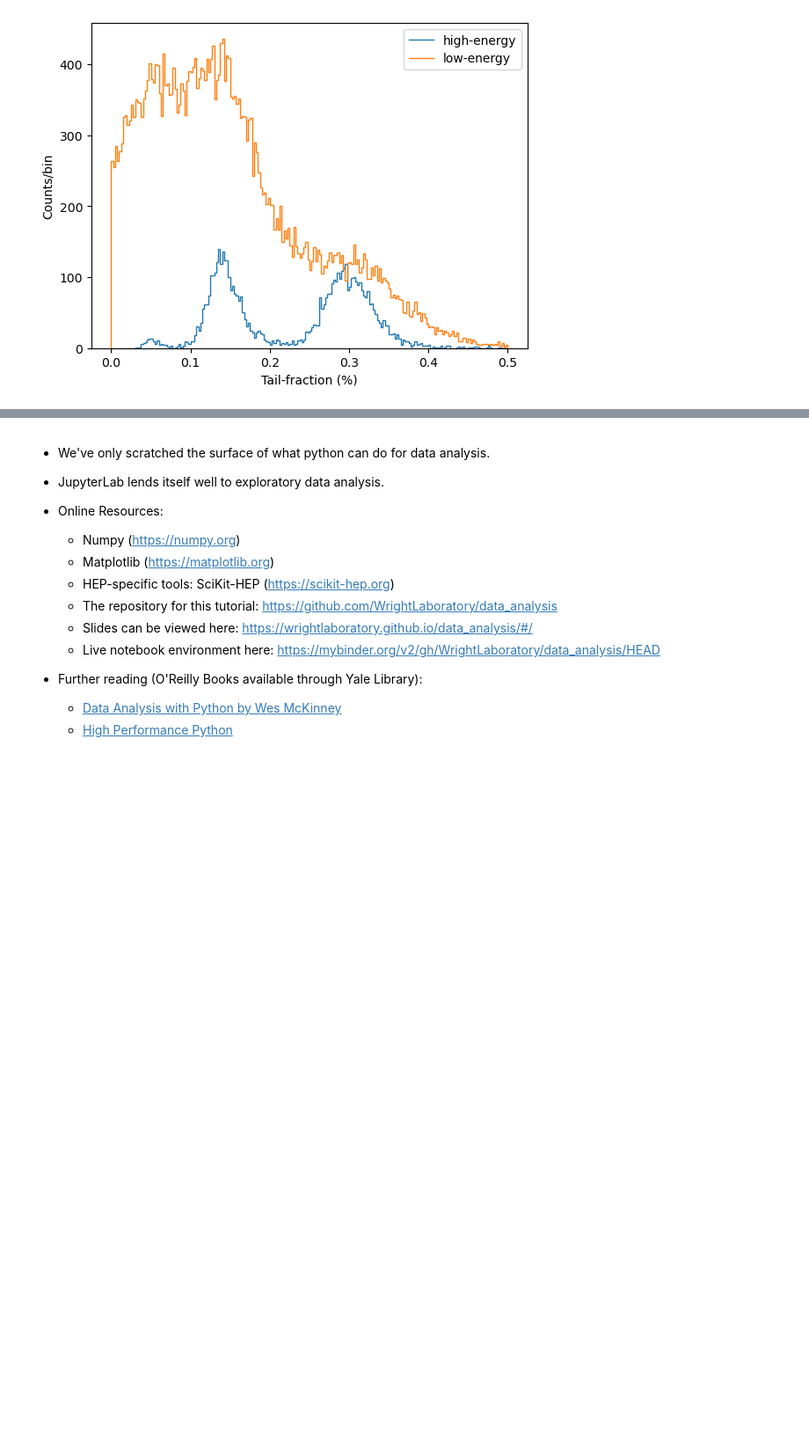
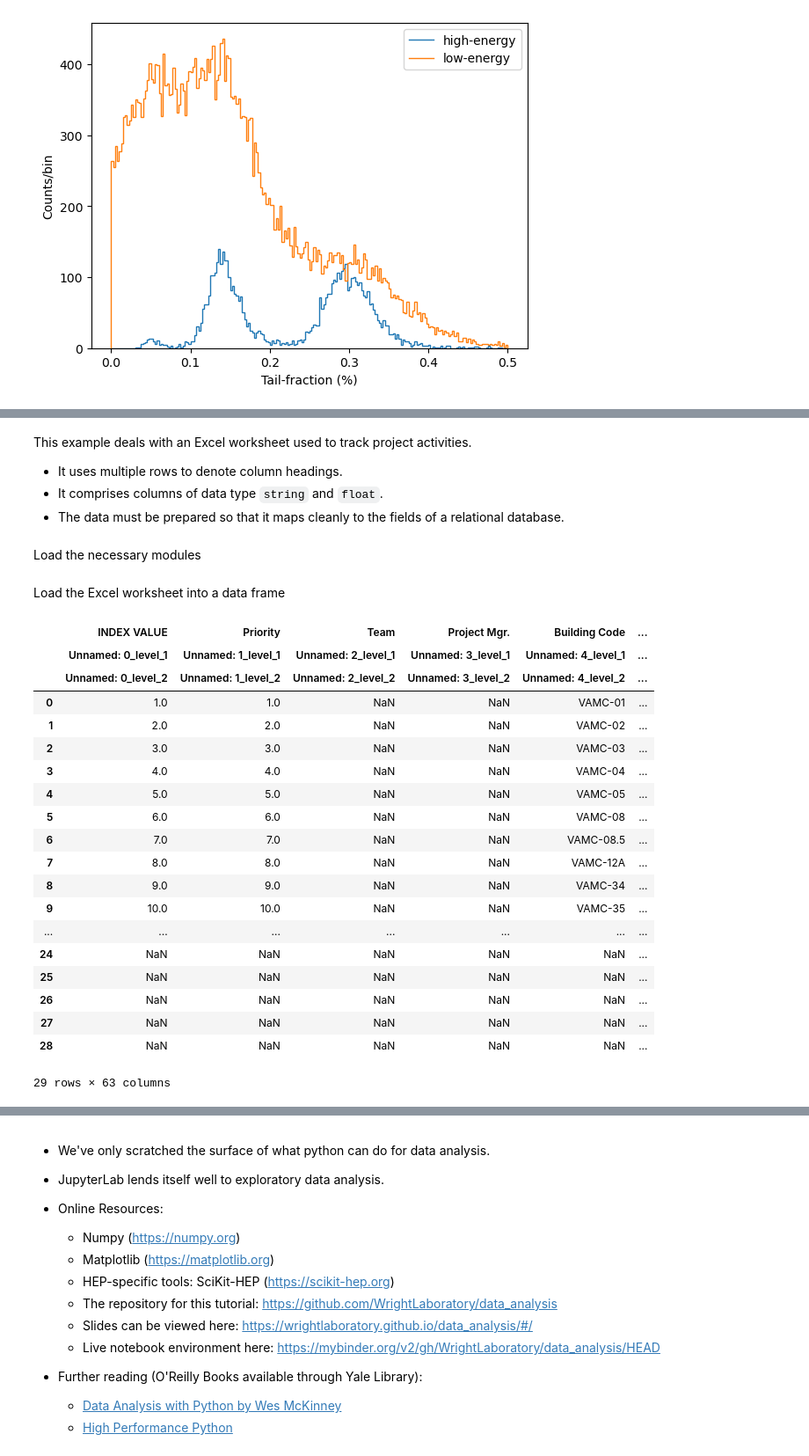
Before and after one commit to WrightLaboratory/data_analysis, a Jupyter notebook: notebooks/data_analysis.ipynb, the cells around one changed output, grey strips where cells are left out. Shown at 88% size. Saved outputs shown, nothing was run; the diff lists cells and outputs as text; code cells hidden in the pictures; blank space fills up the shorter version.

```diff
--- a/notebooks/data_analysis.ipynb
+++ b/notebooks/data_analysis.ipynb
@@ -533,0 +538,7 @@ plt.xlabel('Tail-fraction (%)');plt.ylabel('Counts/bin'); plt.legend();
+# %% [markdown]
+This example deals with an Excel worksheet used to track project activities.
+- It uses multiple rows to denote column headings.
+- It comprises columns of data type `string` and `float`.
+- The data must be prepared so that it maps cleanly to the fields of a relational database.
+# %% [markdown]
+Load the necessary modules
@@ -533,0 +549,2 @@ plt.xlabel('Tail-fraction (%)');plt.ylabel('Counts/bin'); plt.legend();
+# %% [markdown]
+Load the Excel worksheet into a data frame
@@ -533,0 +557,23 @@ plt.xlabel('Tail-fraction (%)');plt.ylabel('Counts/bin'); plt.legend();
+# %%
+df
+# %% [output]
+|  | INDEX VALUE | Priority | Team | Project Mgr. | Building Code | ... |
+|  | Unnamed: 0_level_1 | Unnamed: 1_level_1 | Unnamed: 2_level_1 | Unnamed: 3_level_1 | Unnamed: 4_level_1 | ... |
+|  | Unnamed: 0_level_2 | Unnamed: 1_level_2 | Unnamed: 2_level_2 | Unnamed: 3_level_2 | Unnamed: 4_level_2 | ... |
+| 0 | 1.0 | 1.0 | NaN | NaN | VAMC-01 | ... |
+| 1 | 2.0 | 2.0 | NaN | NaN | VAMC-02 | ... |
+| 2 | 3.0 | 3.0 | NaN | NaN | VAMC-03 | ... |
+| 3 | 4.0 | 4.0 | NaN | NaN | VAMC-04 | ... |
+| 4 | 5.0 | 5.0 | NaN | NaN | VAMC-05 | ... |
+| 5 | 6.0 | 6.0 | NaN | NaN | VAMC-08 | ... |
+| 6 | 7.0 | 7.0 | NaN | NaN | VAMC-08.5 | ... |
+| 7 | 8.0 | 8.0 | NaN | NaN | VAMC-12A | ... |
+| 8 | 9.0 | 9.0 | NaN | NaN | VAMC-34 | ... |
+| 9 | 10.0 | 10.0 | NaN | NaN | VAMC-35 | ... |
+| ... | ... | ... | ... | ... | ... | ... |
+| 24 | NaN | NaN | NaN | NaN | NaN | ... |
+| 25 | NaN | NaN | NaN | NaN | NaN | ... |
+| 26 | NaN | NaN | NaN | NaN | NaN | ... |
+| 27 | NaN | NaN | NaN | NaN | NaN | ... |
+| 28 | NaN | NaN | NaN | NaN | NaN | ... |
+29 rows × 63 columns
```
Also changed, not shown: parts of 29 cells of this notebook, 2 other files.
